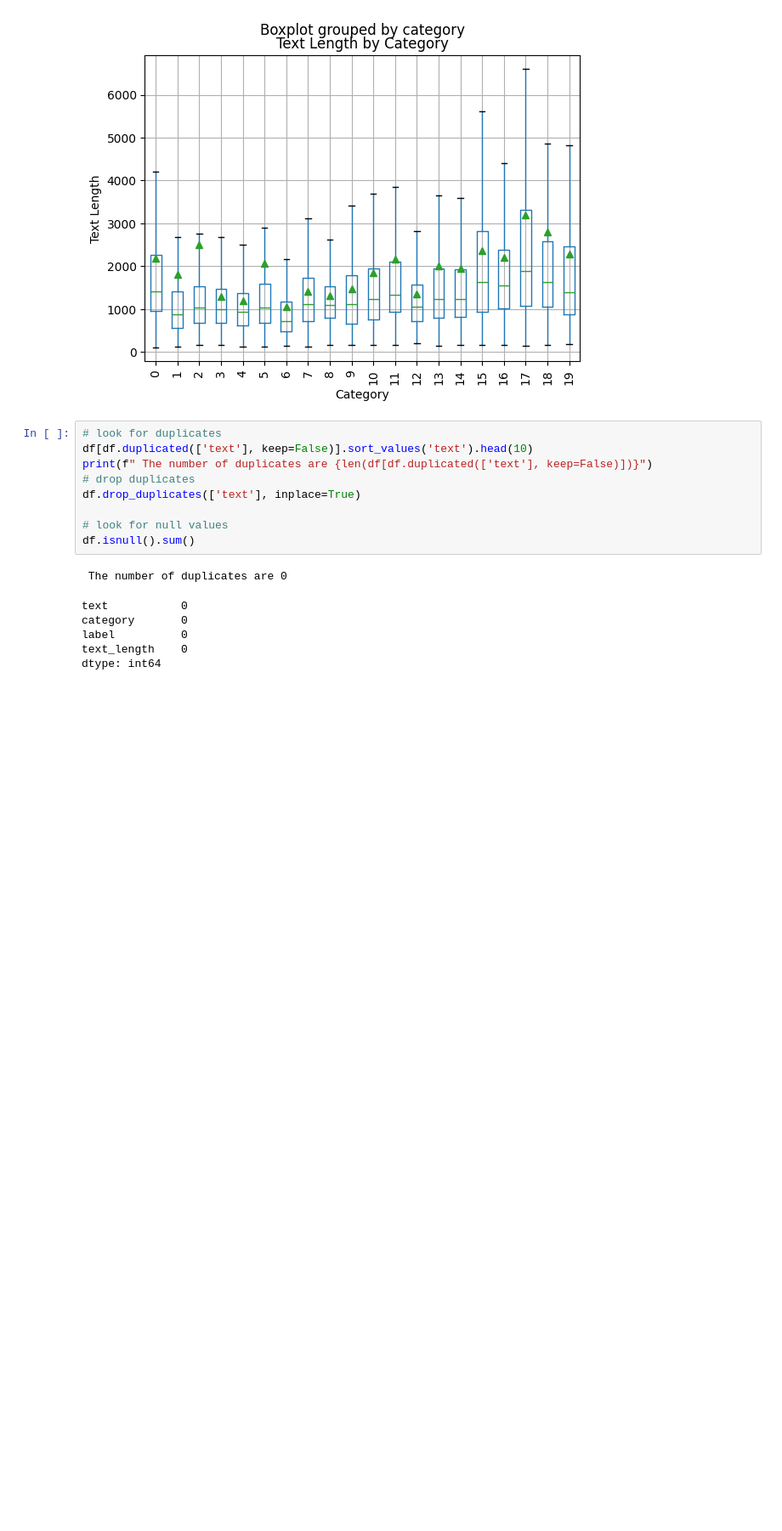
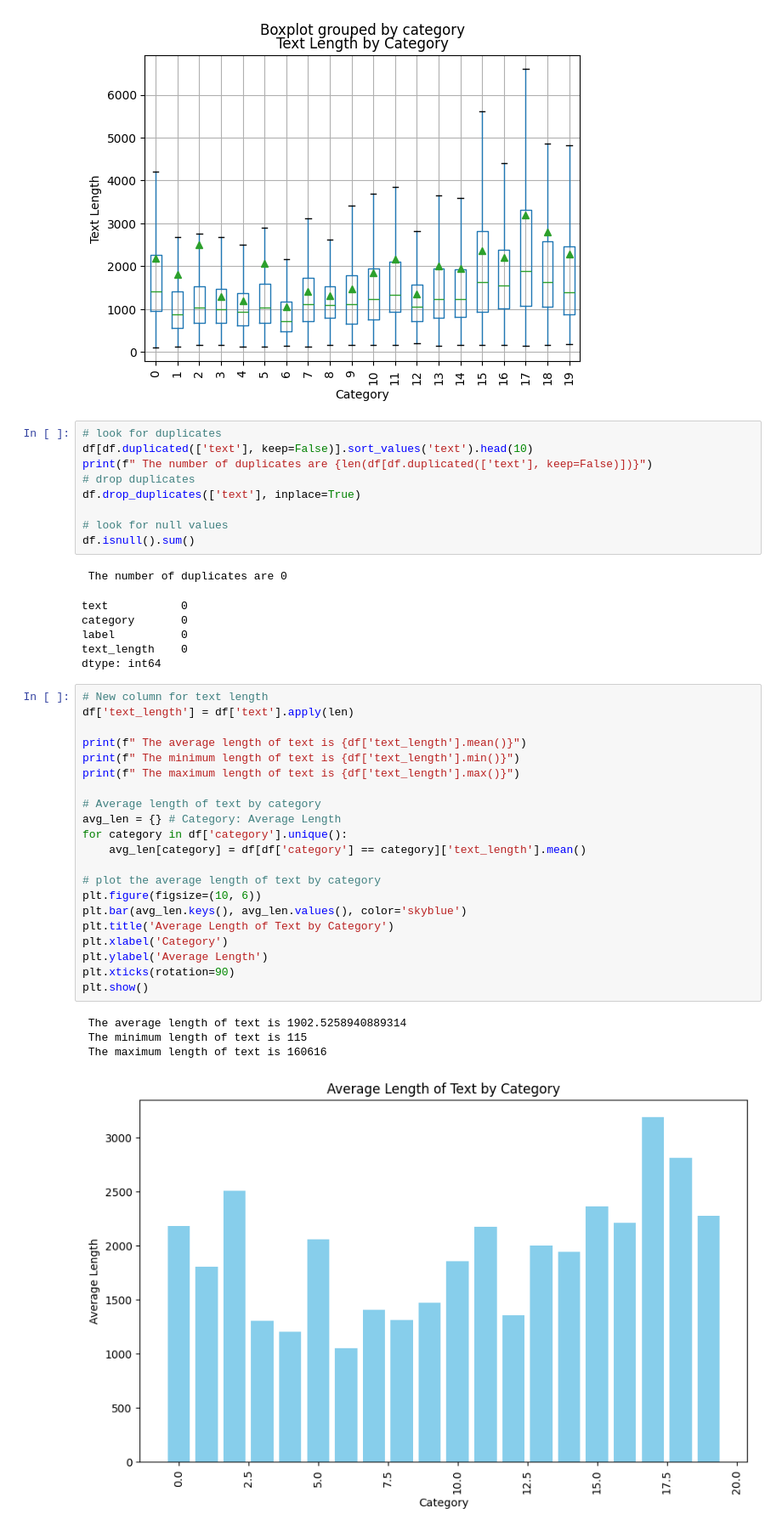
Before and after one commit to anush-data-portfolio/Classification-20NewsGroup, a Jupyter notebook: 01_Looking_into_data.ipynb, the cells around one changed output. Shown at 85% size. Cells and saved outputs as stored; diff of their text form; blank space fills up the shorter version.

```diff
--- a/01_Looking_into_data.ipynb
+++ b/01_Looking_into_data.ipynb
@@ -227,3 +262,29 @@ category       0
 label          0
 text_length    0
 dtype: int64
+# %%
+# New column for text length
+df['text_length'] = df['text'].apply(len)
+
+print(f" The average length of text is {df['text_length'].mean()}")
+print(f" The minimum length of text is {df['text_length'].min()}")
+print(f" The maximum length of text is {df['text_length'].max()}")
+
+# Average length of text by category
+avg_len = {} # Category: Average Length
+for category in df['category'].unique():
+    avg_len[category] = df[df['category'] == category]['text_length'].mean()
+
+# plot the average length of text by category
+plt.figure(figsize=(10, 6))
+plt.bar(avg_len.keys(), avg_len.values(), color='skyblue')
+plt.title('Average Length of Text by Category')
+plt.xlabel('Category')
+plt.ylabel('Average Length')
+plt.xticks(rotation=90)
+plt.show()
+# %% [output]
+ The average length of text is 1902.5258940889314
+ The minimum length of text is 115
+ The maximum length of text is 160616
+[figure, added]
```
Also changed, not shown: parts of 12 cells of this notebook, 18 other files.
